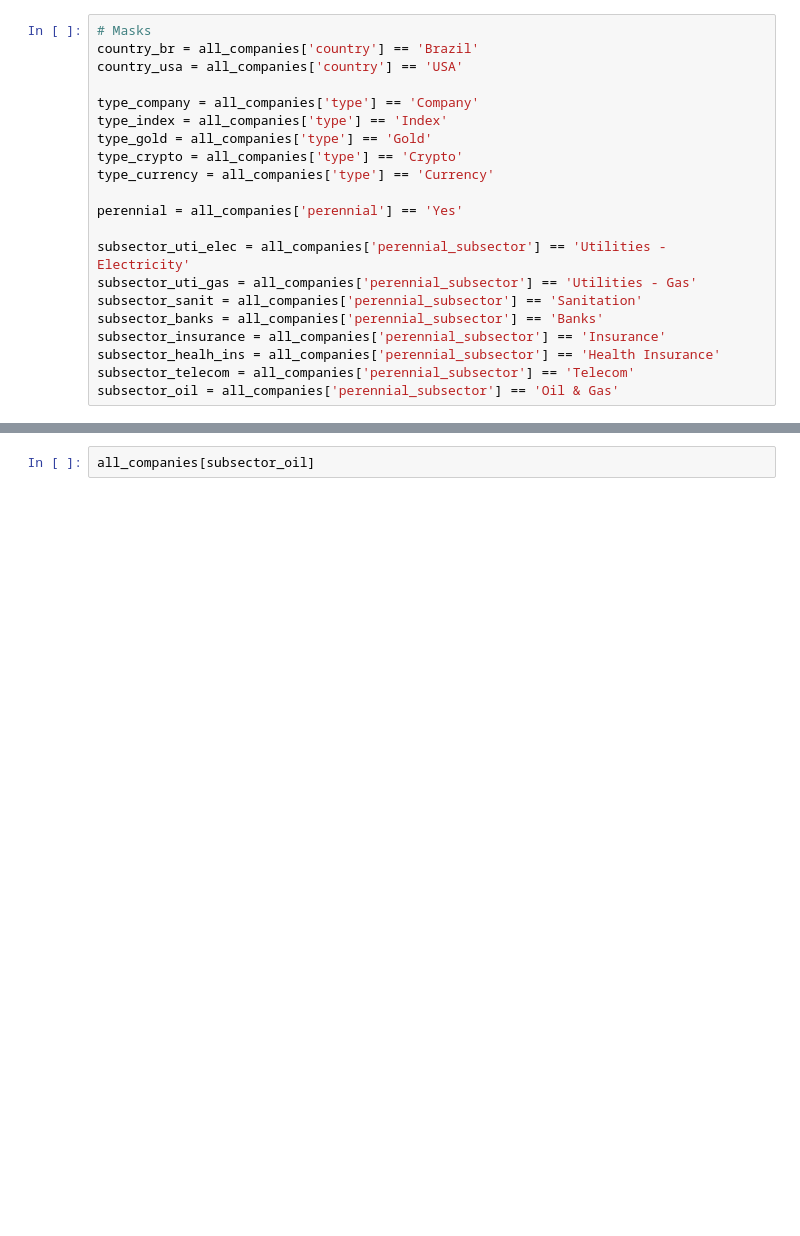
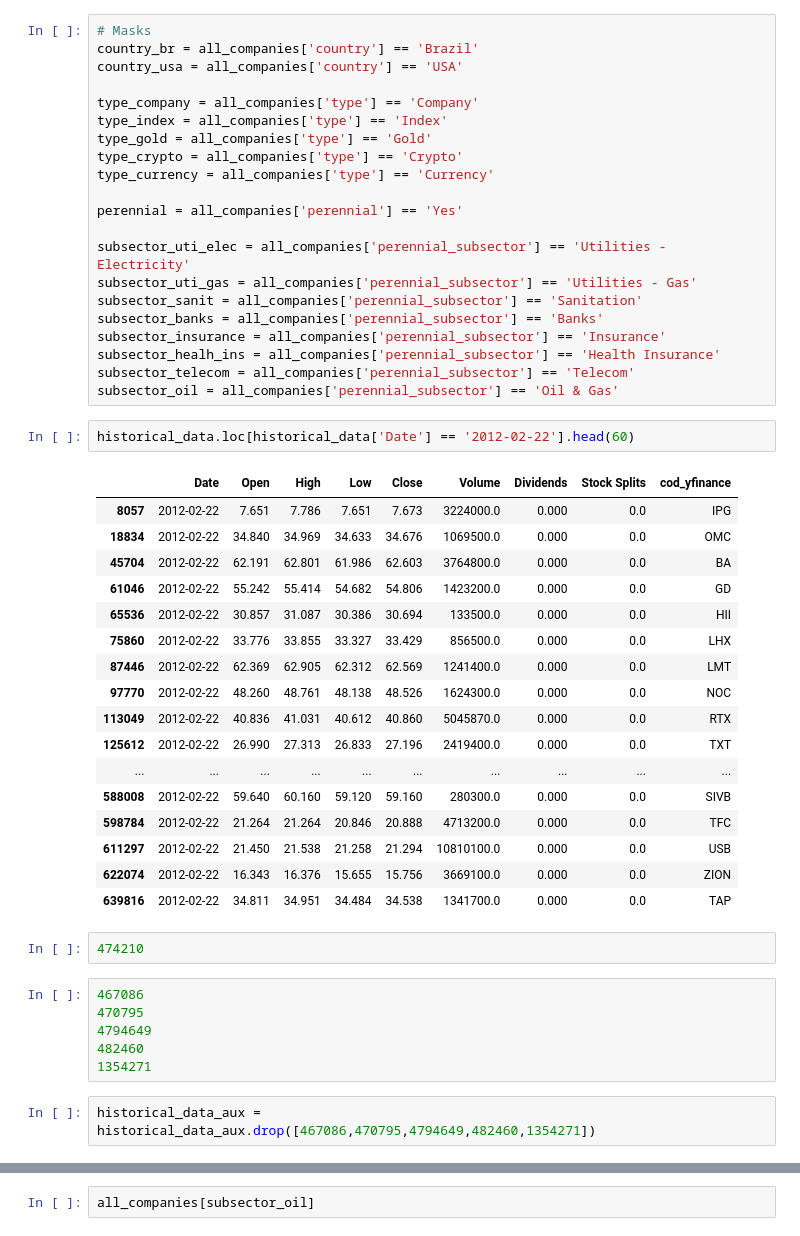
Before and after one commit to pedrolaender/05.Ironhack_Final_Project, a Jupyter notebook: testes.ipynb, the cells around one changed output, grey strips where cells are left out. Cells and saved outputs as stored; diff of their text form; blank space fills up the shorter version.

```diff
--- a/testes.ipynb
+++ b/testes.ipynb
@@ -1619,3 +1609,33 @@ subsector_insurance = all_companies['perennial_subsector'] == 'Insurance'
 subsector_healh_ins = all_companies['perennial_subsector'] == 'Health Insurance'
 subsector_telecom = all_companies['perennial_subsector'] == 'Telecom'
 subsector_oil = all_companies['perennial_subsector'] == 'Oil & Gas'
+# %%
+historical_data.loc[historical_data['Date'] == '2012-02-22'].head(60)
+# %% [output]
+|  | Date | Open | High | Low | Close | Volume | Dividends | Stock Splits | cod_yfinance |
+| 8057 | 2012-02-22 | 7.651 | 7.786 | 7.651 | 7.673 | 3224000.0 | 0.000 | 0.0 | IPG |
+| 18834 | 2012-02-22 | 34.840 | 34.969 | 34.633 | 34.676 | 1069500.0 | 0.000 | 0.0 | OMC |
+| 45704 | 2012-02-22 | 62.191 | 62.801 | 61.986 | 62.603 | 3764800.0 | 0.000 | 0.0 | BA |
+| 61046 | 2012-02-22 | 55.242 | 55.414 | 54.682 | 54.806 | 1423200.0 | 0.000 | 0.0 | GD |
+| 65536 | 2012-02-22 | 30.857 | 31.087 | 30.386 | 30.694 | 133500.0 | 0.000 | 0.0 | HII |
+| 75860 | 2012-02-22 | 33.776 | 33.855 | 33.327 | 33.429 | 856500.0 | 0.000 | 0.0 | LHX |
+| 87446 | 2012-02-22 | 62.369 | 62.905 | 62.312 | 62.569 | 1241400.0 | 0.000 | 0.0 | LMT |
+| 97770 | 2012-02-22 | 48.260 | 48.761 | 48.138 | 48.526 | 1624300.0 | 0.000 | 0.0 | NOC |
+| 113049 | 2012-02-22 | 40.836 | 41.031 | 40.612 | 40.860 | 5045870.0 | 0.000 | 0.0 | RTX |
+| 125612 | 2012-02-22 | 26.990 | 27.313 | 26.833 | 27.196 | 2419400.0 | 0.000 | 0.0 | TXT |
+| ... | ... | ... | ... | ... | ... | ... | ... | ... | ... |
+| 588008 | 2012-02-22 | 59.640 | 60.160 | 59.120 | 59.160 | 280300.0 | 0.000 | 0.0 | SIVB |
+| 598784 | 2012-02-22 | 21.264 | 21.264 | 20.846 | 20.888 | 4713200.0 | 0.000 | 0.0 | TFC |
+| 611297 | 2012-02-22 | 21.450 | 21.538 | 21.258 | 21.294 | 10810100.0 | 0.000 | 0.0 | USB |
+| 622074 | 2012-02-22 | 16.343 | 16.376 | 15.655 | 15.756 | 3669100.0 | 0.000 | 0.0 | ZION |
+| 639816 | 2012-02-22 | 34.811 | 34.951 | 34.484 | 34.538 | 1341700.0 | 0.000 | 0.0 | TAP |
+# %%
+474210
+# %%
+467086
+470795
+4794649
+482460
+1354271
+# %%
+historical_data_aux = historical_data_aux.drop([467086,470795,4794649,482460,1354271])
```
Also changed, not shown: parts of 26 cells of this notebook, 1 other file.
